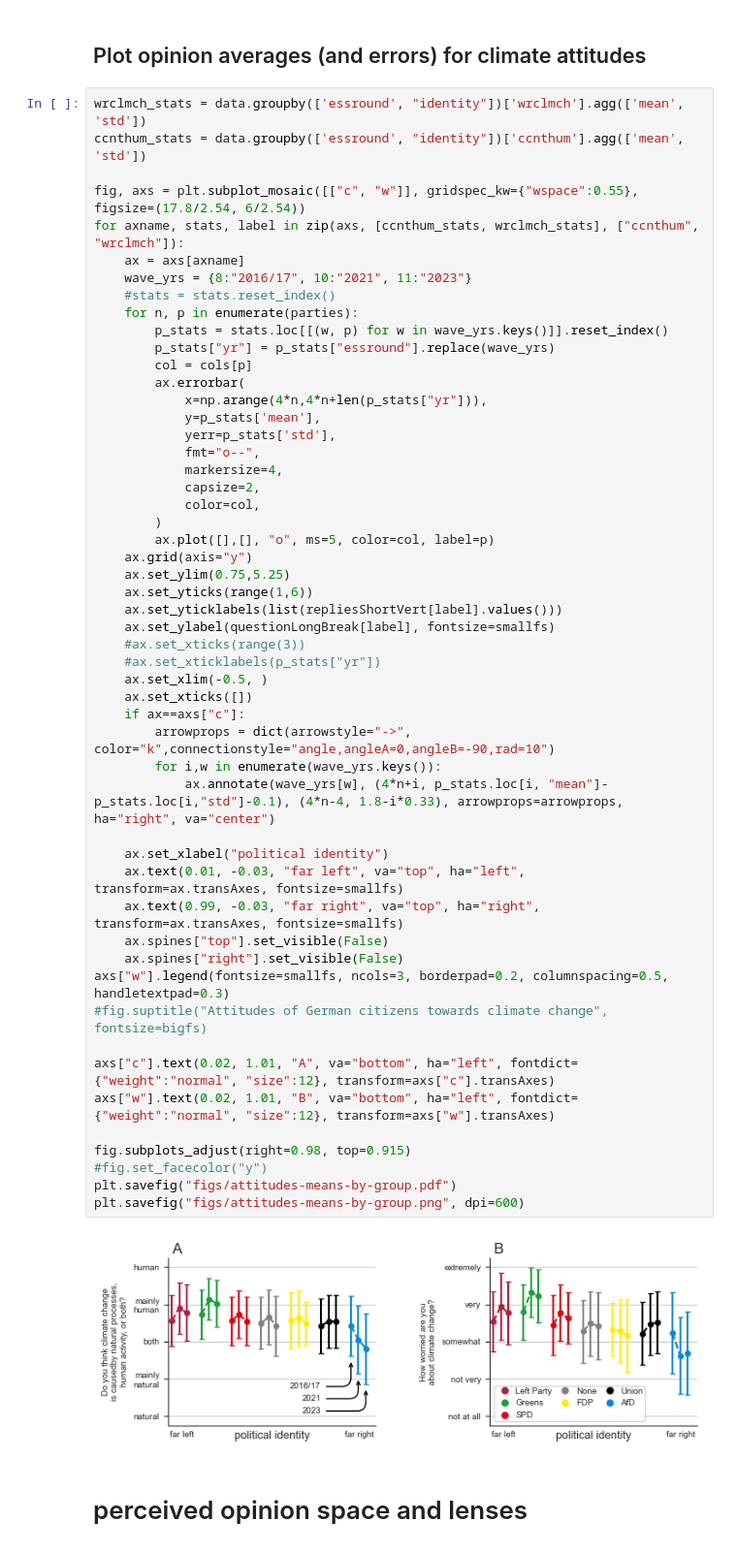
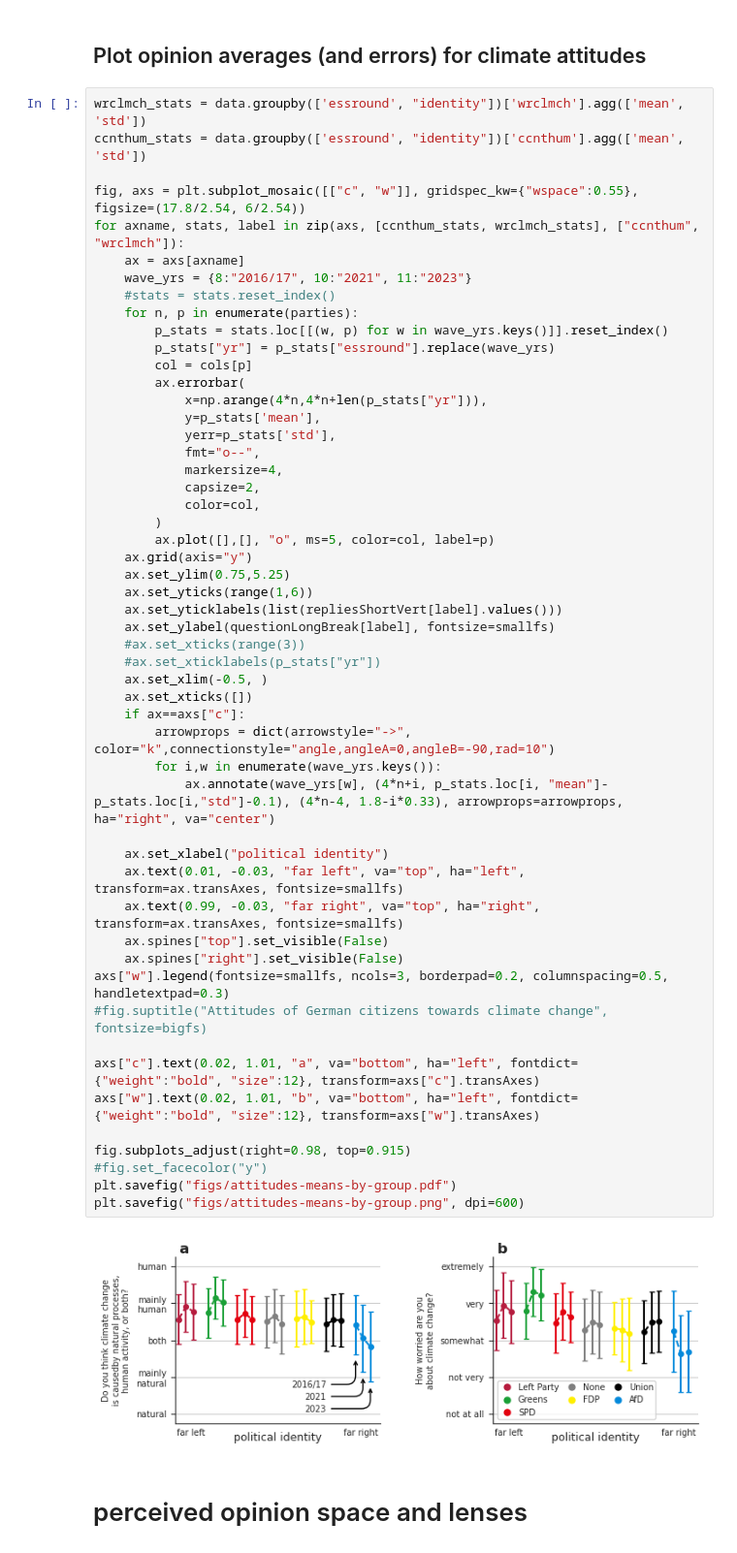
Before and after one commit to PeterSteiglechner/perceptions-of-polarization, a Jupyter notebook: ExploratoryDataAnalysisClean.ipynb, the cells around one changed output. Shown at 97% size. Cells and saved outputs as stored; diff of their text form.

```diff
--- a/ExploratoryDataAnalysisClean.ipynb
+++ b/ExploratoryDataAnalysisClean.ipynb
@@ -205,36 +205,36 @@ for axname, stats, label in zip(axs, [ccnthum_stats, wrclmch_stats], ["ccnthum",
         )
         ax.plot([],[], "o", ms=5, color=col, label=p)
     ax.grid(axis="y")
     ax.set_ylim(0.75,5.25)
     ax.set_yticks(range(1,6))
     ax.set_yticklabels(list(repliesShortVert[label].values()))
     ax.set_ylabel(questionLongBreak[label], fontsize=smallfs)
     #ax.set_xticks(range(3))
     #ax.set_xticklabels(p_stats["yr"])
     ax.set_xlim(-0.5, )
     ax.set_xticks([])
     if ax==axs["c"]:
         arrowprops = dict(arrowstyle="->", color="k",connectionstyle="angle,angleA=0,angleB=-90,rad=10")
         for i,w in enumerate(wave_yrs.keys()):
             ax.annotate(wave_yrs[w], (4*n+i, p_stats.loc[i, "mean"]-p_stats.loc[i,"std"]-0.1), (4*n-4, 1.8-i*0.33), arrowprops=arrowprops, ha="right", va="center")
 
     ax.set_xlabel("political identity")
     ax.text(0.01, -0.03, "far left", va="top", ha="left", transform=ax.transAxes, fontsize=smallfs)
     ax.text(0.99, -0.03, "far right", va="top", ha="right", transform=ax.transAxes, fontsize=smallfs)
     ax.spines["top"].set_visible(False)
     ax.spines["right"].set_visible(False)
 axs["w"].legend(fontsize=smallfs, ncols=3, borderpad=0.2, columnspacing=0.5, handletextpad=0.3)
 #fig.suptitle("Attitudes of German citizens towards climate change", fontsize=bigfs)
 
-axs["c"].text(0.02, 1.01, "A", va="bottom", ha="left", fontdict={"weight":"normal", "size":12}, transform=axs["c"].transAxes)
-axs["w"].text(0.02, 1.01, "B", va="bottom", ha="left", fontdict={"weight":"normal", "size":12}, transform=axs["w"].transAxes)
+axs["c"].text(0.02, 1.01, "a", va="bottom", ha="left", fontdict={"weight":"bold", "size":12}, transform=axs["c"].transAxes)
+axs["w"].text(0.02, 1.01, "b", va="bottom", ha="left", fontdict={"weight":"bold", "size":12}, transform=axs["w"].transAxes)
 
 fig.subplots_adjust(right=0.98, top=0.915)
 #fig.set_facecolor("y")
 plt.savefig("figs/attitudes-means-by-group.pdf")
 plt.savefig("figs/attitudes-means-by-group.png", dpi=600)
 # %% [output]
-[figure, old version]
+[figure, new version]
 # %% [markdown]
 # perceived opinion space and lenses
 # %%
```
Also changed, not shown: parts of 2 cells of this notebook, 2 other files.
